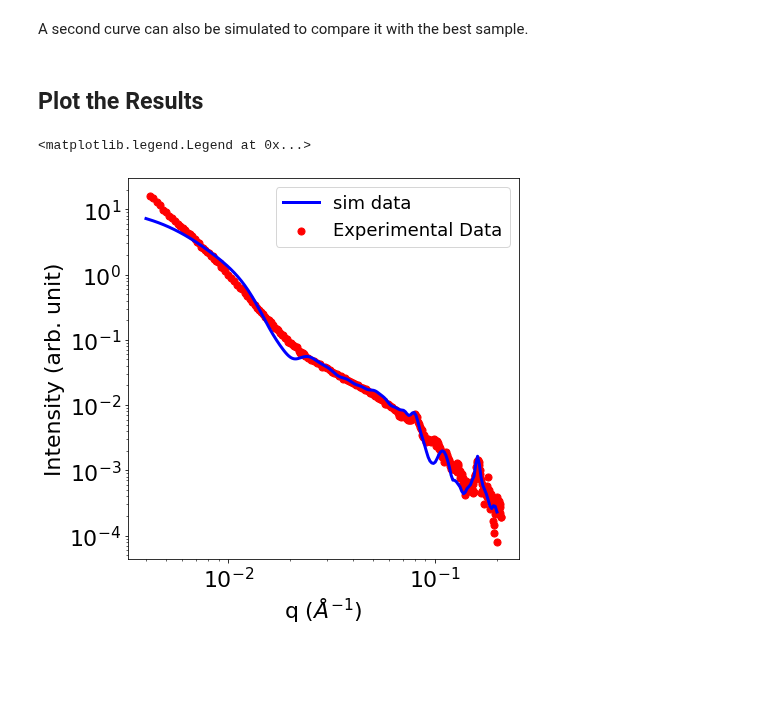
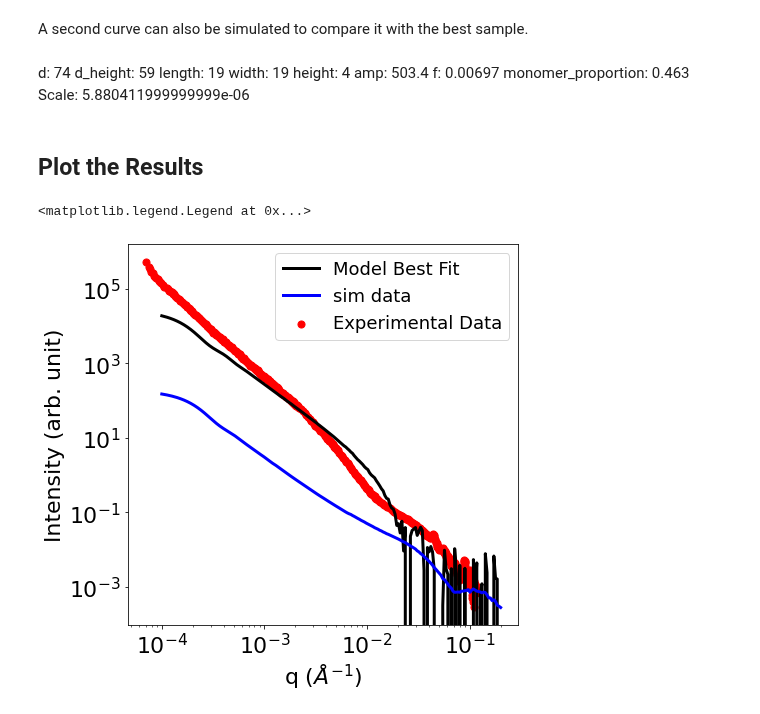
Before and after one commit to pozzo-research-group/MC-DFM, a Jupyter notebook: Notebooks/RhuA Sheets Fit Experimental Data.ipynb, the cells around one changed output. Saved outputs shown, nothing was run; the diff lists cells and outputs as text; code cells hidden in the pictures; blank space fills up the shorter version.

```diff
--- a/Notebooks/RhuA Sheets Fit Experimental Data.ipynb
+++ b/Notebooks/RhuA Sheets Fit Experimental Data.ipynb
@@ -393,7 +392,8 @@ def run_optimization(exp_data, batch_size, mutation_rate, iterations):
 ## Simulate the Scattering Curve
 The experimental data is first imported and plotted.
 # %%
-exp_data = np.load('../Data/RhuA/CaCl2_merged.npy')
+#exp_data = np.load('../Data/RhuA/CaCl2_merged.npy')
+exp_data = np.load('../Data/RhuA/CaCl2_merged_USAXS_SAXS.npy')*0.55
 
 fig, ax = plt.subplots(figsize=(7,7))
 
@@ -409,8 +409,8 @@ plt.yscale('log')
 # %% [markdown]
 This line of code will run the optimization. The parameters of the optimization can be modified.
 # %%
-batch_size = 30
+batch_size = 5
 mutation_rate = 0.15
-iterations = 40
+iterations = 10
 best_solution, max_fitness_lst = run_optimization(exp_data, batch_size, mutation_rate, iterations)
 # %% [output]
@@ -459,16 +460,26 @@ best_fit_mean = np.mean(best_fit[:,1:], axis=1)
 # %% [markdown]
 A second curve can also be simulated to compare it with the best sample.
+# %% [markdown]
+d:  74
+d_height:  59
+length:  19
+width:  19
+height:  4
+amp:  503.4
+f:  0.00697
+monomer_proportion:  0.463
+Scale:  5.880411999999999e-06
 # %%
-d = 77
-d_height =  57
-length =  12 # 15
-width = 7 #15
+d = 74
+d_height =  59
+length = 300 # 15
+width = 300 #15
 height = 4
-f = 0.00215
-amp = 130 #130
-monomer_proportion = .50
-scale = 5.75e-6
-#simulated_data = objective_function_multiple(d, d_height, length, width, height, amp, f, monomer_proportion, scale)
-#simulated_data = np.mean(simulated_data[:,1:], axis=1)
+f = 0.00679
+amp = 503 #130
+monomer_proportion = .99
+scale = 5.88e-6
+simulated_data = objective_function_multiple(d, d_height, length, width, height, amp, f, monomer_proportion, scale)[:,1]
+#simulated_data = torch.mean(simulated_data[:,1:], dim=0)
 
-simulated_data = objective_function(d, d_height, length, width, height, amp, f, monomer_proportion, scale)[:,1]
+#simulated_data = objective_function(d, d_height, length, width, height, amp, f, monomer_proportion, scale)[:,1]
@@ -477,21 +502,21 @@ simulated_data = objective_function(d, d_height, length, width, height, amp, f,
 # %%
 I_q_RhuA = np.load('../Data/simulated_scattering/RhuA/ARhuA_Monomer.npy')[:,-1]
 
 plt.rcParams.update({'font.size': 22})
 fig, ax = plt.subplots(figsize=(7,7))
-q = np.geomspace(0.004, 0.2, 200)
+q = np.geomspace(0.0001, 0.2, 200)
 plt.scatter(exp_data[:,0], exp_data[:,1], s=50, label = 'Experimental Data', color = 'red')
-#plt.plot(best_fit[:,0], best_fit_mean, color = 'k', linewidth=3, label = 'Model Best Fit')
+plt.plot(best_fit[:,0], best_fit[:,1], color = 'k', linewidth=3, label = 'Model Best Fit')
 plt.plot(q, simulated_data, color='blue', linewidth=3, label = 'sim data')
-#plt.plot(q, simulated_data, color = 'k', linewidth=3, label = 'Model Best Fit')
+
 
 plt.ylabel('Intensity (arb. unit)')
 plt.xlabel('q ($\AA^{-1}$)')
 plt.xscale('log')
 plt.yscale('log')
 plt.legend(loc=1, fontsize=18)
 #plt.savefig('../Images/RhuA/Comparison_Sheets_Model_separation_h.png', dpi=600, bbox_inches="tight")
 # %% [output]
 <matplotlib.legend.Legend at 0x...>
-[figure, old version]
+[figure, new version]
 # %%
```
Also changed, not shown: parts of 9 cells of this notebook.
